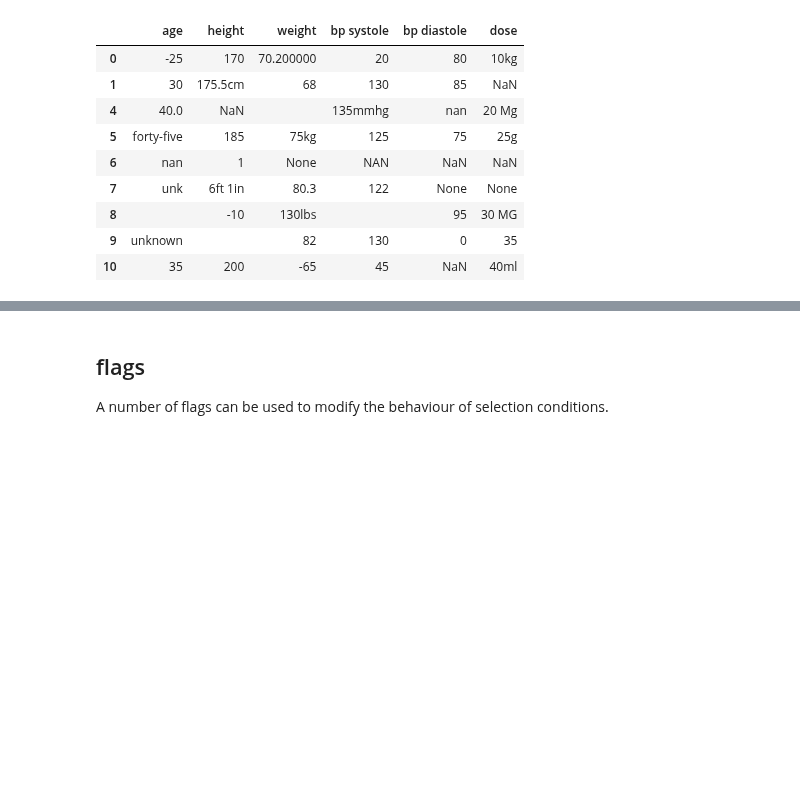
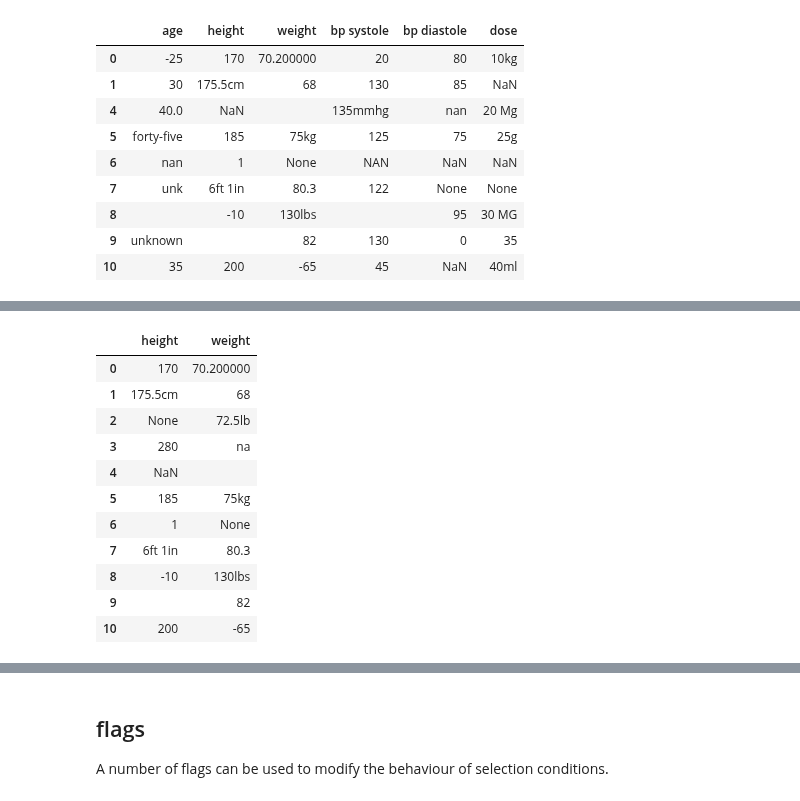
Before and after one commit to MartinVoelkl94/qplib_dev, a Jupyter notebook: interactive_demo.ipynb, the cells around one changed output, grey strips where cells are left out. Saved outputs shown, nothing was run; the diff lists cells and outputs as text; code cells hidden in the pictures; blank space fills up the shorter version.

```diff
--- a/interactive_demo.ipynb
+++ b/interactive_demo.ipynb
@@ -394,0 +457,25 @@ df.q(r'weight  /height   %%%>0;   &&&<100   $bg=orange  %is any;')
+# %%
+#but, other connectors can be used to
+#combine "trim;" with the current selection:
+df.q(
+    r"""
+    %%%>0;   &&&<100
+    $bg=orange
+
+    %name  /weight  /height
+    &trim;
+    """
+    )
+# %% [output]
+|  | height | weight |
+| 0 | 170 | 70.200000 |
+| 1 | 175.5cm | 68 |
+| 2 | None | 72.5lb |
+| 3 | 280 | na |
+| 4 | NaN |  |
+| 5 | 185 | 75kg |
+| 6 | 1 | None |
+| 7 | 6ft 1in | 80.3 |
+| 8 | -10 | 130lbs |
+| 9 |  | 82 |
+| 10 | 200 | -65 |
```
Also changed, not shown: parts of 17 cells of this notebook, 2 other files.
